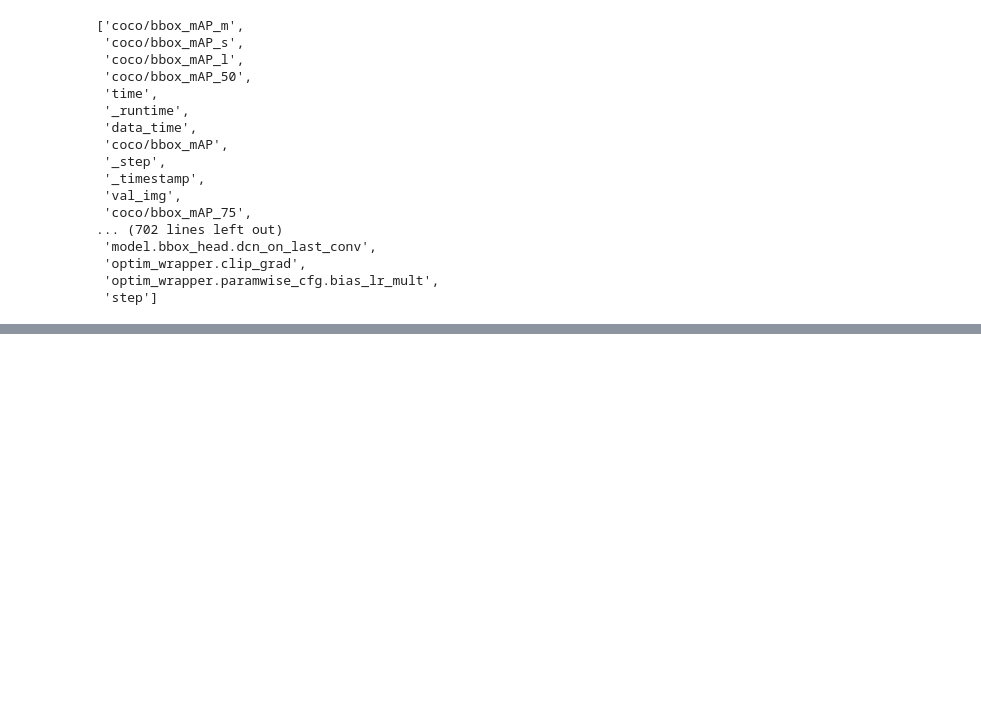
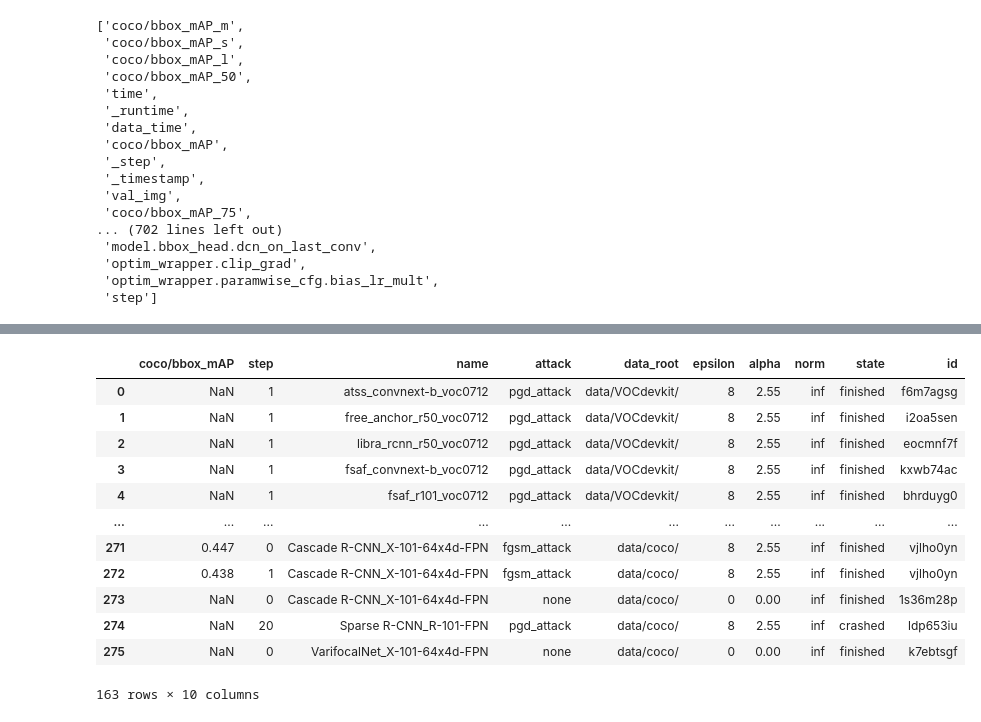
Before and after one commit to shashankskagnihotri/benchmarking_robustness, a Jupyter notebook: object_detection/vis_results.ipynb, the cells around one changed output, grey strips where cells are left out. Drawn from its saved outputs; the diff is of its cells as text; code cells hidden in the pictures; blank space fills up the shorter version.

```diff
--- a/object_detection/vis_results.ipynb
+++ b/object_detection/vis_results.ipynb
@@ -109,15 +162,43 @@ df.columns.tolist()
 # %%
-df = pd.read_csv(output_file)
+from pandas.core.frame import DataFrame
 
-# Preprocess the DataFrame
-df = pd.read_csv(output_file)
-df = df.filter(regex="attack|^name$|mAP|State|step|^id$")
-df = df[df["coco/bbox_mAP"].notna()]
 
-# if step is missing, keep only one row per id
-# this deals with previous versions of the code that did not save metrics at each step
-df = df.drop_duplicates(subset=["id", "step"], keep="first", ignore_index=True)
-df.loc[df["step"].isna(), 'old_school'] = True
-df.loc[df["step"].notna(), 'old_school'] = True
-df["step"] = df["step"].fillna(df["attack_kwargs.steps"])
-df_old = df[df["old_school"]]
+def prepare_df_status_table(input_file: str):
+    # Load the CSV file into a DataFrame
+    df = pd.read_csv(output_file)
+
+    # Preprocess the DataFrame
+    df = pd.read_csv(output_file)
+    df = df.filter(regex="attack|^name$|bbox|state|step|^id$|data_root")
+
+    # if step is missing, keep only one row per id
+    # this deals with previous versions of the code that did not save metrics at each step
+    df = df.drop_duplicates(subset=["id", "step", "state"], keep="first", ignore_index=True)
+    df["step"] = df["step"].fillna(df["attack_kwargs.steps"])
+    df["attack_kwargs.norm"] = df["attack_kwargs.norm"].fillna("inf")
+
+    # only keep relevant columns and rows
+    df = df.filter(['coco/bbox_mAP', 'step', 'name', 'attack', 'data_root', "attack_kwargs.epsilon", "attack_kwargs.alpha", "attack_kwargs.norm", "state", "id"])
+    df = df[df["step"].isin([0, 1, 20])]
+    df["attack_kwargs.epsilon"] = df["attack_kwargs.epsilon"].astype(int)
+    df["step"] = df["step"].astype(int)
+    df.rename(columns={"attack_kwargs.epsilon": "epsilon", "attack_kwargs.alpha": "alpha", "attack_kwargs.norm": "norm"}, inplace=True)
+
+    return df
+
+df_wandb = prepare_df_status_table(output_file)
+df_wandb
+# %% [output]
+|  | coco/bbox_mAP | step | name | attack | data_root | epsilon | alpha | norm | state | id |
+| 0 | NaN | 1 | atss_convnext-b_voc0712 | pgd_attack | data/VOCdevkit/ | 8 | 2.55 | inf | finished | f6m7agsg |
+| 1 | NaN | 1 | free_anchor_r50_voc0712 | pgd_attack | data/VOCdevkit/ | 8 | 2.55 | inf | finished | i2oa5sen |
+| 2 | NaN | 1 | libra_rcnn_r50_voc0712 | pgd_attack | data/VOCdevkit/ | 8 | 2.55 | inf | finished | eocmnf7f |
+| 3 | NaN | 1 | fsaf_convnext-b_voc0712 | pgd_attack | data/VOCdevkit/ | 8 | 2.55 | inf | finished | kxwb74ac |
+| 4 | NaN | 1 | fsaf_r101_voc0712 | pgd_attack | data/VOCdevkit/ | 8 | 2.55 | inf | finished | bhrduyg0 |
+| ... | ... | ... | ... | ... | ... | ... | ... | ... | ... | ... |
+| 271 | 0.447 | 0 | Cascade R-CNN_X-101-64x4d-FPN | fgsm_attack | data/coco/ | 8 | 2.55 | inf | finished | vjlho0yn |
+| 272 | 0.438 | 1 | Cascade R-CNN_X-101-64x4d-FPN | fgsm_attack | data/coco/ | 8 | 2.55 | inf | finished | vjlho0yn |
+| 273 | NaN | 0 | Cascade R-CNN_X-101-64x4d-FPN | none | data/coco/ | 0 | 0.00 | inf | finished | 1s36m28p |
+| 274 | NaN | 20 | Sparse R-CNN_R-101-FPN | pgd_attack | data/coco/ | 8 | 2.55 | inf | crashed | ldp653iu |
+| 275 | NaN | 0 | VarifocalNet_X-101-64x4d-FPN | none | data/coco/ | 0 | 0.00 | inf | finished | k7ebtsgf |
+163 rows × 10 columns
```
Also changed, not shown: parts of 19 cells of this notebook.
